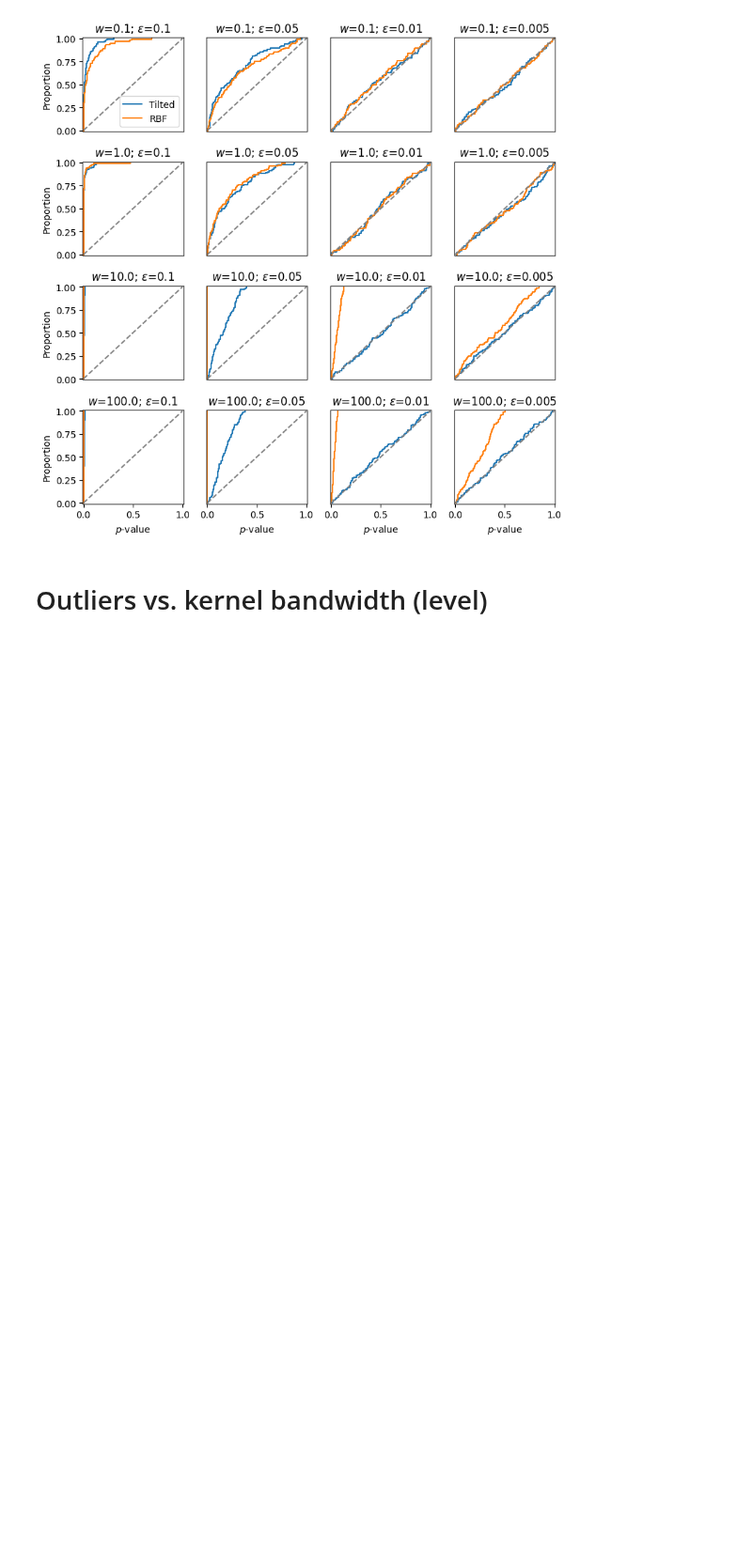
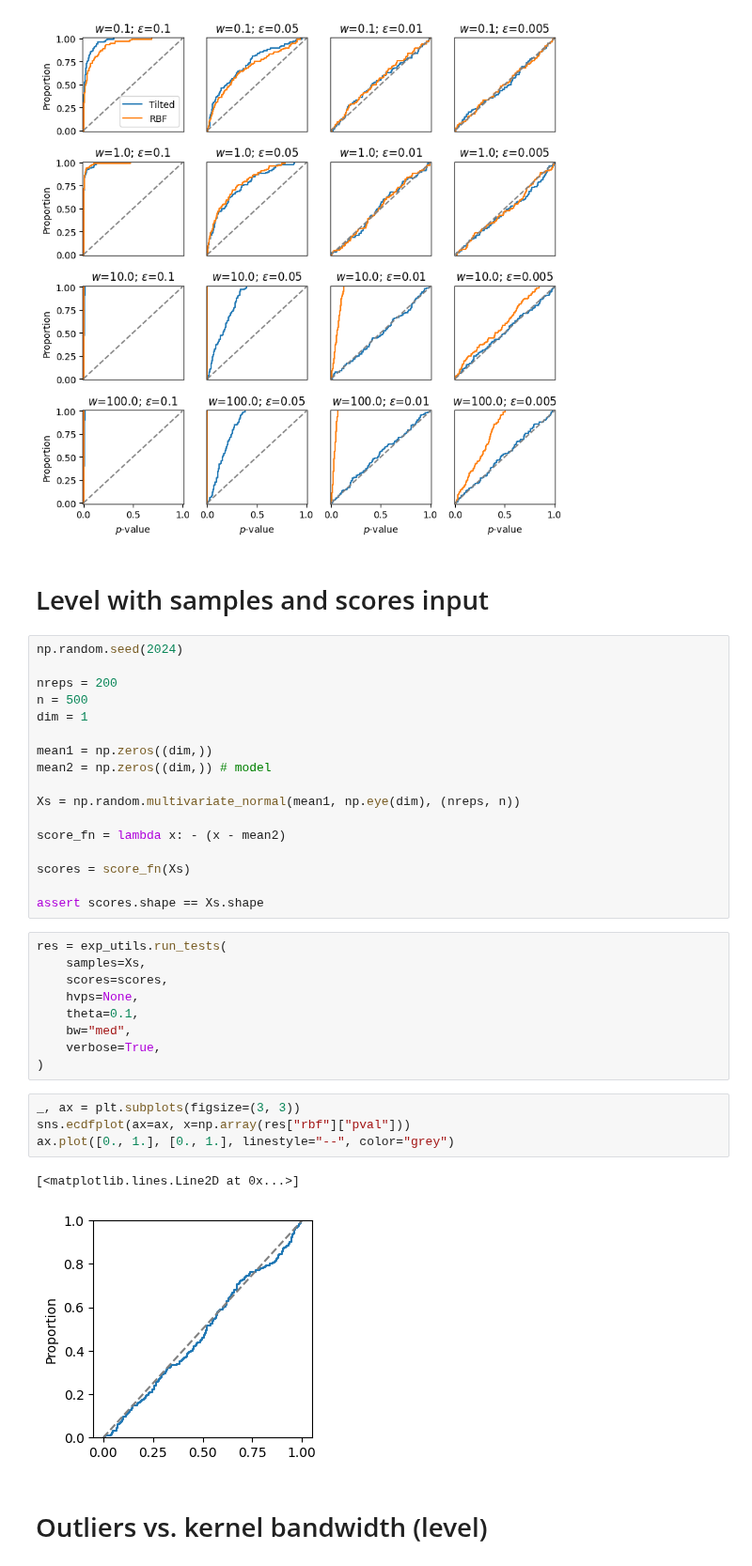
Before and after one commit to XingLLiu/robust-kernel-test, a Jupyter notebook: notebooks/KSD_robust.ipynb, the cells around one changed output. Shown at 94% size. Saved outputs shown, nothing was run; the diff lists cells and outputs as text; blank space fills up the shorter version.

Commit message:
checkpoint before allowing scores to be given to kernels

```diff
--- a/notebooks/KSD_robust.ipynb
+++ b/notebooks/KSD_robust.ipynb
@@ -183,6 +180,41 @@ axes.flatten()[0].legend(loc="lower right")
 plt.tight_layout()
 # %% [output]
 [figure]
+# %% [markdown]
+# Level with samples and scores input
+# %%
+np.random.seed(2024)
+
+nreps = 200
+n = 500
+dim = 1
+
+mean1 = np.zeros((dim,))
+mean2 = np.zeros((dim,)) # model
+
+Xs = np.random.multivariate_normal(mean1, np.eye(dim), (nreps, n))
+
+score_fn = lambda x: - (x - mean2)
+
+scores = score_fn(Xs)
+
+assert scores.shape == Xs.shape
+# %%
+res = exp_utils.run_tests(
+    samples=Xs,
+    scores=scores,
+    hvps=None,
+    theta=0.1,
+    bw="med",
+    verbose=True,
+)
+# %%
+_, ax = plt.subplots(figsize=(3, 3))
+sns.ecdfplot(ax=ax, x=np.array(res["rbf"]["pval"]))
+ax.plot([0., 1.], [0., 1.], linestyle="--", color="grey")
+# %% [output]
+[<matplotlib.lines.Line2D at 0x...>]
+[figure, added]
 # %% [markdown]
 # Outliers vs. kernel bandwidth (level)
 # %%
```
Also changed, not shown: parts of 1 cell of this notebook, 5 other files.
